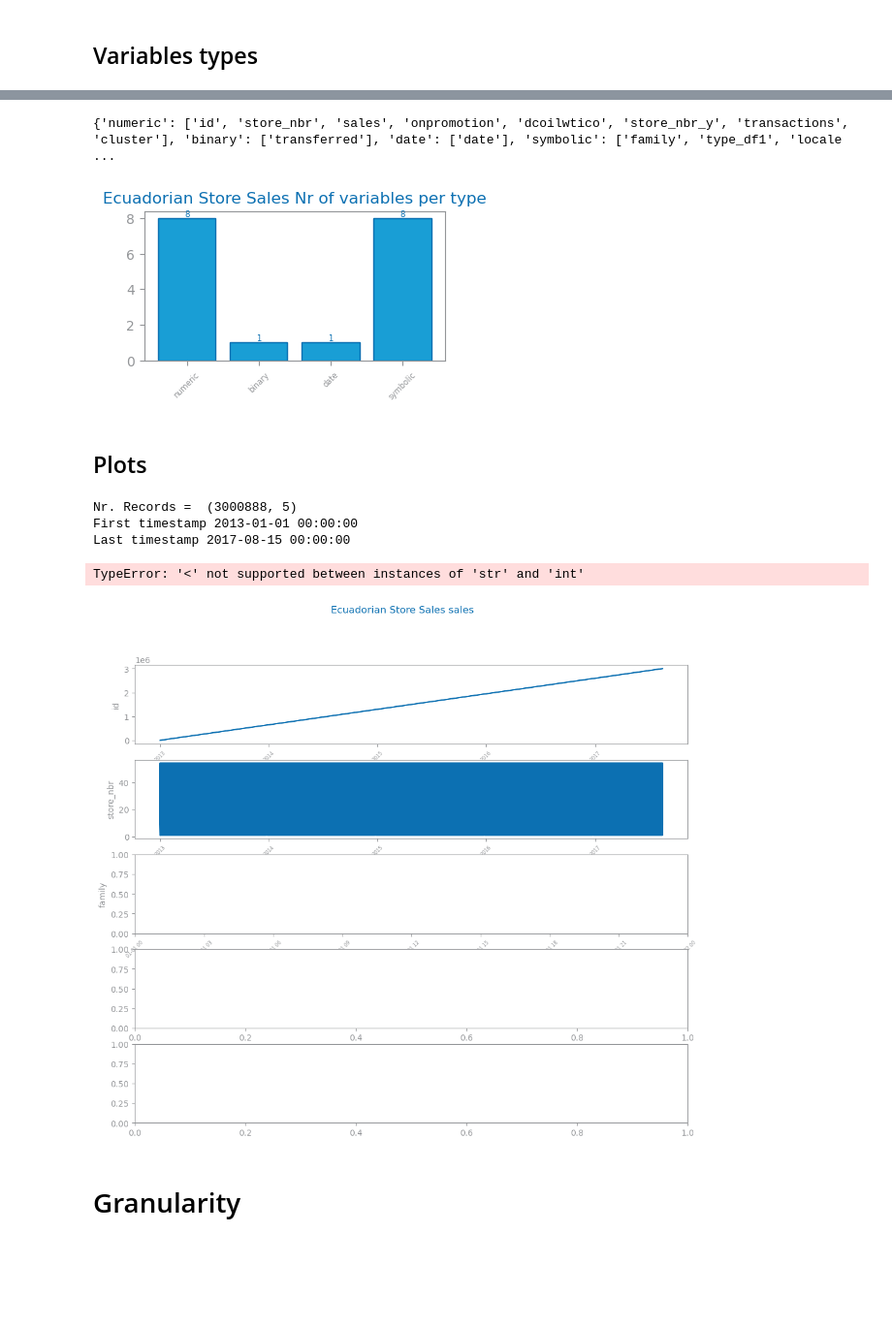
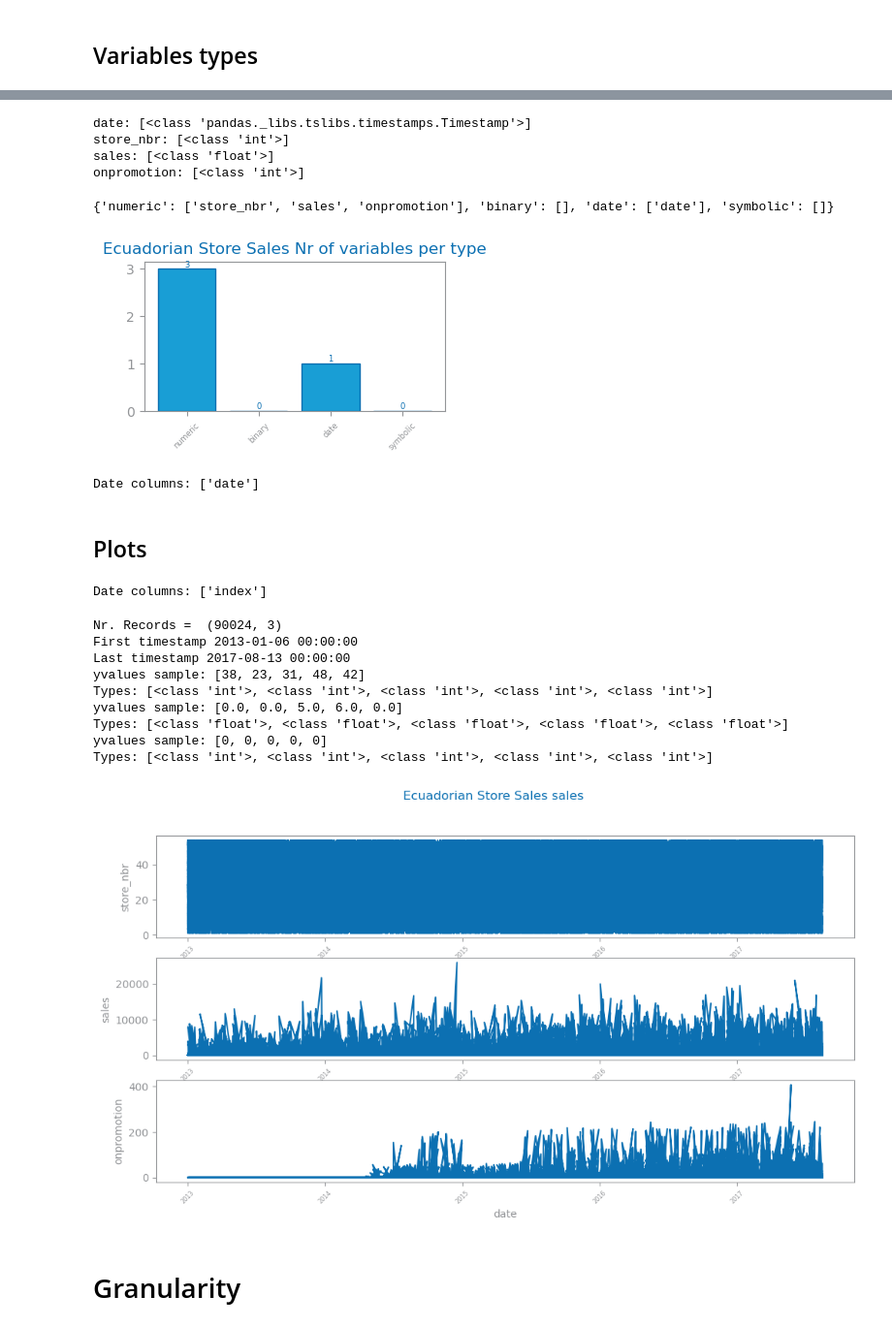
Before and after one commit to jvanalytics/ist_dash_2024_rec, a Jupyter notebook: time_series_forecasting/notebooks/dataset_2_store_sales/0_preproc.ipynb, the cells around one changed output, grey strips where cells are left out. Shown at 97% size. Drawn from its saved outputs; the diff is of its cells as text; code cells hidden in the pictures; blank space fills up the shorter version.

```diff
--- a/time_series_forecasting/notebooks/dataset_2_store_sales/0_preproc.ipynb
+++ b/time_series_forecasting/notebooks/dataset_2_store_sales/0_preproc.ipynb
@@ -180,11 +200,11 @@ show()
 ## Missing values
 # %%
 mv: dict[str, int] = {}
-total_rows = len(merged_df)
+total_rows = len(train_df)
 
 # Calculate the number of missing values and percentage for each variable
-for var in merged_df.columns:
-    nr: int = merged_df[var].isna().sum()
+for var in train_df.columns:
+    nr: int = train_df[var].isna().sum()
     if nr > 0:
         percentage = (nr / total_rows) * 100
         mv[var] = (nr, percentage)
@@ -227 +254,9 @@ dcoilwtico: 6.84%
+# %%
+for col in train_df.columns:
+    print(f"{col}: {train_df[col].map(type).unique()}")
+# %% [output]
+date: [<class 'pandas._libs.tslibs.timestamps.Timestamp'>]
+store_nbr: [<class 'int'>]
+sales: [<class 'float'>]
+onpromotion: [<class 'int'>]
 # %%
@@ -253,7 +288,7 @@ def get_variable_types(df: DataFrame) -> dict[str, list]:
 
     return variable_types
 # %%
-variable_types: dict[str, list] = get_variable_types(merged_df)
+variable_types: dict[str, list] = get_variable_types(train_df)
 print(variable_types)
 counts: dict[str, int] = {}
 for tp in variable_types.keys():
@@ -266,10 +301,24 @@ plot_bar_chart(
 savefig(f"./{file_tag}_variable_types.png")
 show()
 # %% [output]
-{'numeric': ['id', 'store_nbr', 'sales', 'onpromotion', 'dcoilwtico', 'store_nbr_y', 'transactions', 'cluster'], 'binary': ['transferred'], 'date': ['date'], 'symbolic': ['family', 'type_df1', 'locale ...
+{'numeric': ['store_nbr', 'sales', 'onpromotion'], 'binary': [], 'date': ['date'], 'symbolic': []}
-[figure, old version]
+[figure, new version]
+# %%
+variables_types: dict[str, list] = get_variable_types(train_df)
+print("Date columns:", variables_types["date"])
+# %% [output]
+Date columns: ['date']
 # %% [markdown]
 ## Plots
+# %%
+import matplotlib.pyplot as plt
+# For time series analysis, it's often useful to set the date column as the DataFrame index
+train_df.set_index('date', inplace=True)
+# %%
+variables_types: dict[str, list] = get_variable_types(train_df)
+print("Date columns:", variables_types["date"])
+# %% [output]
+Date columns: ['index']
 # %%
 from matplotlib.axes import Axes
 from matplotlib.pyplot import subplots
@@ -284,6 +333,9 @@ def plot_ts_multivariate_chart(data: DataFrame, title: str) -> list[Axes]:
 
     for i in range(data.shape[1]):
         col: str = data.columns[i]
+        if not pd.api.types.is_numeric_dtype(data[col]):
+            print(f"Skipping column '{col}' (not numeric)")
+            continue  # Skip non-numeric columns
         plot_line_chart(
             data[col].index.to_list(),
             data[col].to_list(),
@@ -294,25 +346,25 @@ def plot_ts_multivariate_chart(data: DataFrame, title: str) -> list[Axes]:
     return axs
 # %%
 target = "sales"
-data: DataFrame = read_csv("/Users/cozmaeug/Private/IST PG - DS/DaSH ENG/ist_dash_2024_rec/time_series_forecasting/dataset_2_store_sales/dataset/train.csv",
-    index_col="date",
-    sep=",",
-    decimal=".",
-    parse_dates=True,
-    infer_datetime_format=True,
-)
+data: DataFrame = train_df
+
 print("Nr. Records = ", data.shape)
 print("First timestamp", data.index[0])
 print("Last timestamp", data.index[-1])
 
 plot_ts_multivariate_chart(data, title=f"{file_tag} {target}")
 show()
 # %% [output]
-Nr. Records =  (3000888, 5)
-First timestamp 2013-01-01 00:00:00
-Last timestamp 2017-08-15 00:00:00
+Nr. Records =  (90024, 3)
+First timestamp 2013-01-06 00:00:00
+Last timestamp 2017-08-13 00:00:00
+yvalues sample: [38, 23, 31, 48, 42]
+Types: [<class 'int'>, <class 'int'>, <class 'int'>, <class 'int'>, <class 'int'>]
+yvalues sample: [0.0, 0.0, 5.0, 6.0, 0.0]
+Types: [<class 'float'>, <class 'float'>, <class 'float'>, <class 'float'>, <class 'float'>]
+yvalues sample: [0, 0, 0, 0, 0]
+Types: [<class 'int'>, <class 'int'>, <class 'int'>, <class 'int'>, <class 'int'>]
-TypeError: '<' not supported between instances of 'str' and 'int'
-[figure, old version]
+[figure, new version]
 # %% [markdown]
 # Granularity
 # %% [markdown]
```
Also changed, not shown: parts of 36 cells of this notebook, 5 other files.
